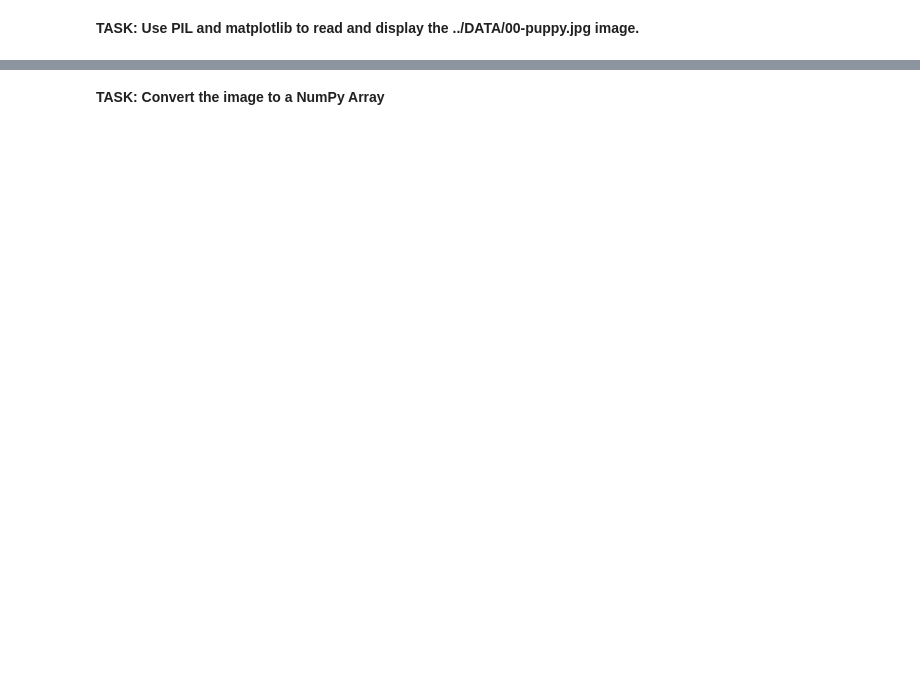
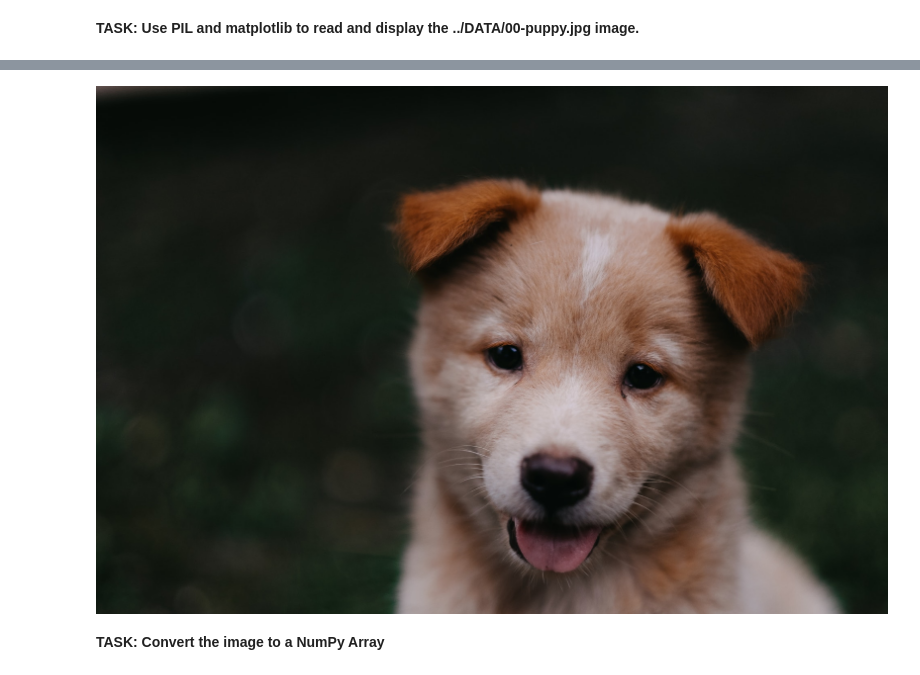
Before and after one commit to VishnuRathore98/Computer-Vision-with-OpenCV-and-Deep-Learning, a Jupyter notebook: Section - 1: NumPy and Image basics/03-Numpy-and-Image-Assessment.ipynb, the cells around one changed output, grey strips where cells are left out. Drawn from its saved outputs; the diff is of its cells as text; code cells hidden in the pictures; blank space fills up the shorter version.

Commit message:
Feat: NumPy and Image basics -> Assessment solved.

```diff
--- a/Section - 1: NumPy and Image basics/03-Numpy-and-Image-Assessment.ipynb
+++ b/Section - 1: NumPy and Image basics/03-Numpy-and-Image-Assessment.ipynb
@@ -36,2 +44,7 @@ arr = np.random.randint(low=0,high=100,size=(5,5))
+# %%
+img = Image.open('../../Computer Vision Resources/Computer-Vision-with-Python/DATA/00-puppy.jpg')
+img
+# %% [output]
+[figure, added]
 # %% [markdown]
 **TASK: Convert the image to a NumPy Array**
```
Also changed, not shown: parts of 15 cells of this notebook.
